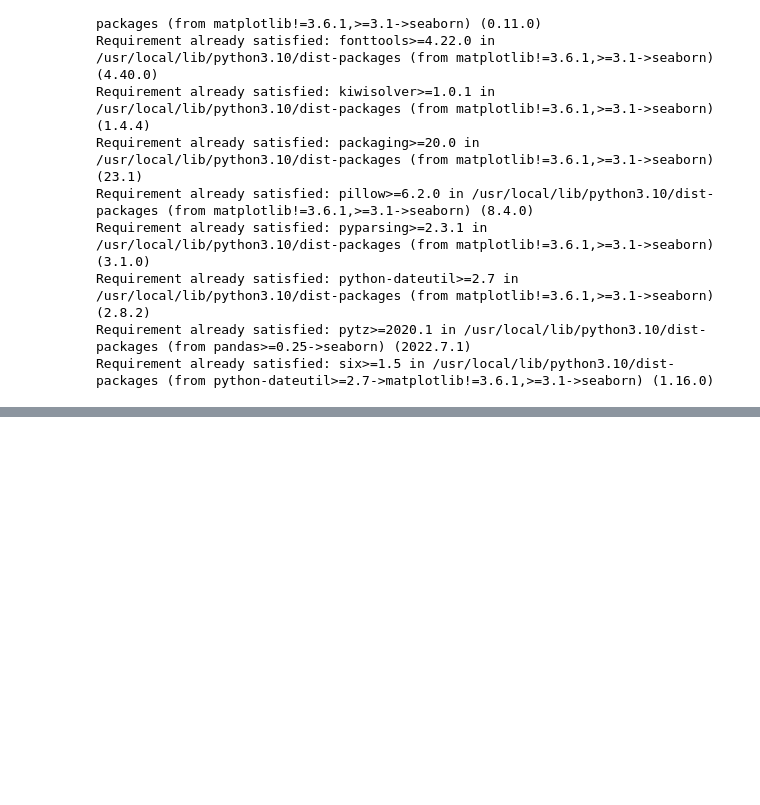
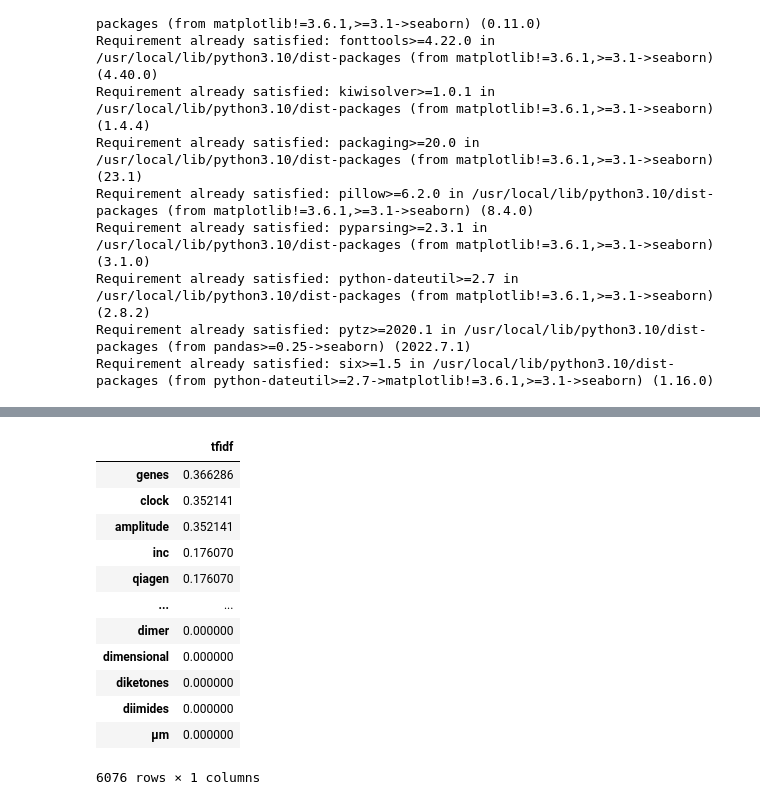
Before and after one commit to dsalinasduron-msmary/chemical_informatics, a Jupyter notebook: Fresh_Start.ipynb, the cells around one changed output, grey strips where cells are left out. Saved outputs shown, nothing was run; the diff lists cells and outputs as text; code cells hidden in the pictures; blank space fills up the shorter version.

```diff
--- a/Fresh_Start.ipynb
+++ b/Fresh_Start.ipynb
@@ -266,0 +366,23 @@ seaborn.clustermap(X,method='ward')
+# %%
+feature_names = Assay_Count_Vect.get_feature_names_out()
+
+#get tfidf vector for first document
+first_document_vector=tf_idf_vector[0]
+
+#print the scores
+df = pd.DataFrame(first_document_vector.T.todense(), index=feature_names, columns=["tfidf"])
+df.sort_values(by=["tfidf"],ascending=False)
+# %% [output]
+|  | tfidf |
+| genes | 0.366286 |
+| clock | 0.352141 |
+| amplitude | 0.352141 |
+| inc | 0.176070 |
+| qiagen | 0.176070 |
+| ... | ... |
+| dimer | 0.000000 |
+| dimensional | 0.000000 |
+| diketones | 0.000000 |
+| diimides | 0.000000 |
+| μm | 0.000000 |
+6076 rows × 1 columns
```
Also changed, not shown: parts of 13 cells of this notebook.
